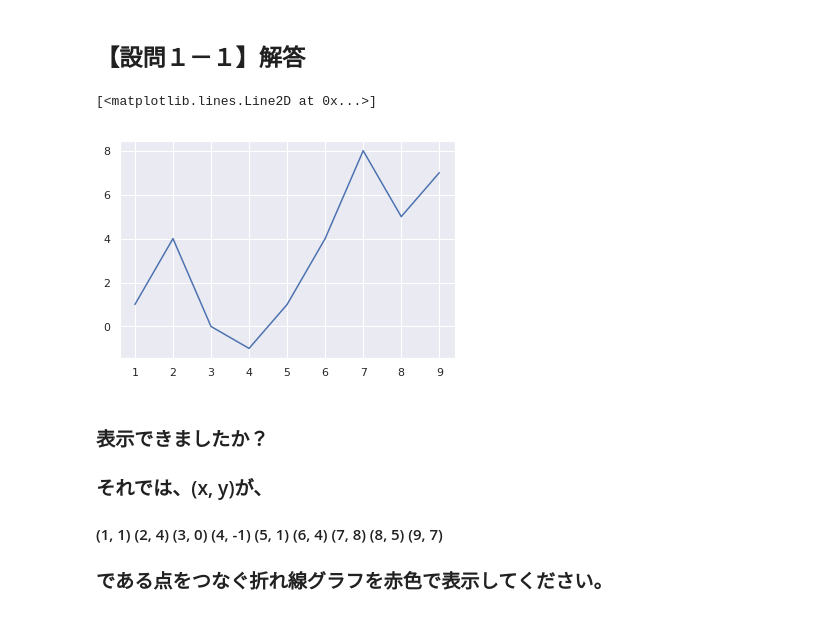
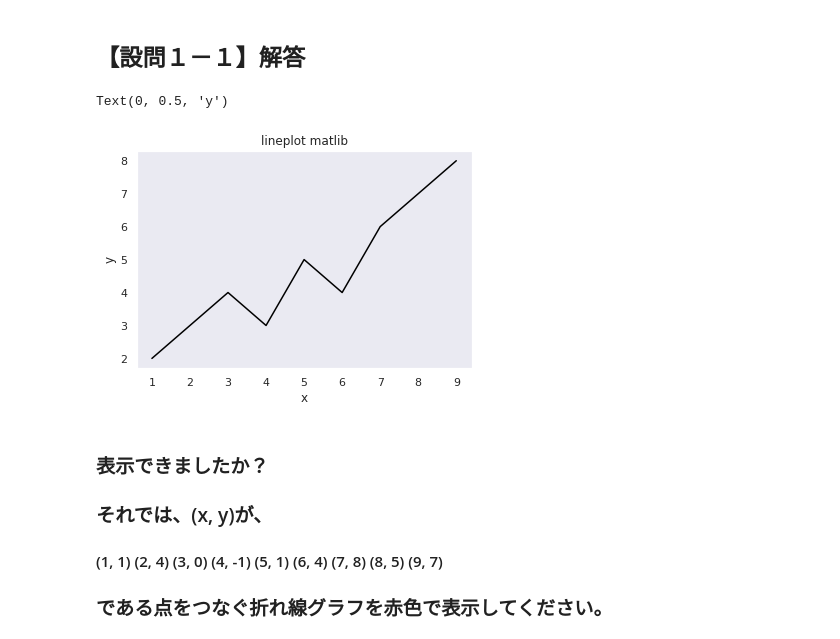
Before and after one commit to C190467/C190467_MS3, a Jupyter notebook: MS_assignment_3.ipynb, the cells around one changed output. Cells and saved outputs as stored; diff of their text form; code cells hidden in the pictures.

```diff
--- a/MS_assignment_3.ipynb
+++ b/MS_assignment_3.ipynb
@@ -45,12 +45,16 @@ from matplotlib import pyplot as plt
 # %% [markdown]
 ## 【設問１－１】解答
 # %%
-x = [1, 2, 3, 4, 5, 6, 7, 8, 9]
-y = [1, 4, 0, -1, 1, 4, 8, 5, 7]
-plt.plot(x, y)
+x = np.array([1, 2, 3, 4, 5, 6, 7, 8, 9])
+y = np.array([2, 3, 4, 3, 5, 4, 6, 7, 8])
+plt.grid()
+plt.plot(x, y,color="black")
+plt.title('lineplot matlib')
+plt.xlabel('x')
+plt.ylabel('y')
 # %% [output]
-[<matplotlib.lines.Line2D at 0x...>]
+Text(0, 0.5, 'y')
-[figure, old version]
+[figure, new version]
 # %% [markdown]
 ### 表示できましたか？
 
```
